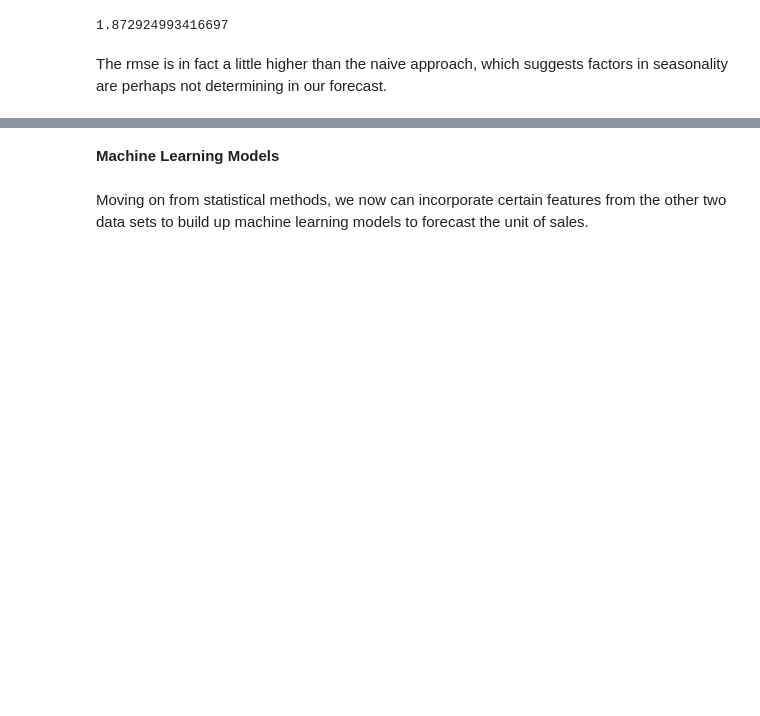
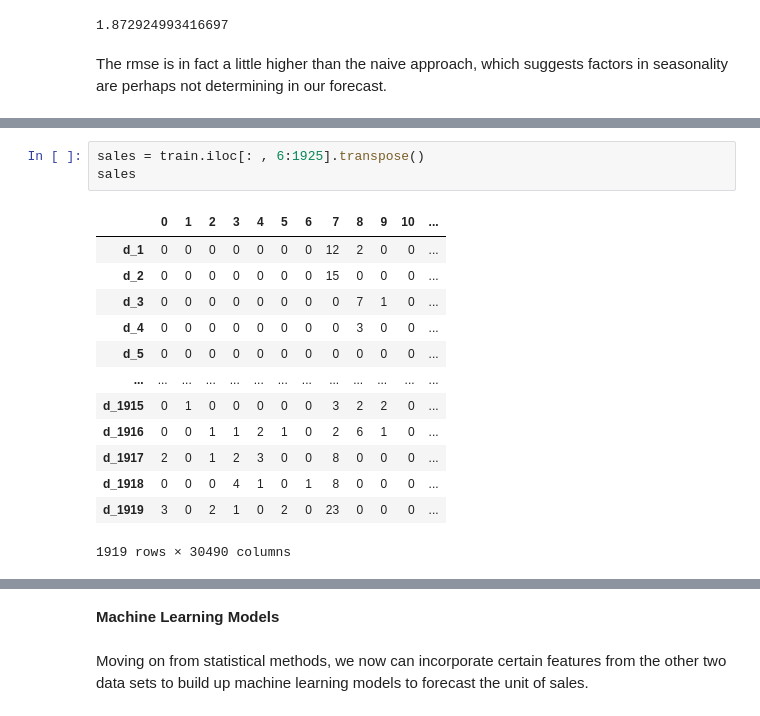
Before and after one commit to taoo0316/Applied-Data-Science, a Jupyter notebook: final project/YSC4224_Final_Project.ipynb, the cells around one changed output, grey strips where cells are left out. Cells and saved outputs as stored; diff of their text form; blank space fills up the shorter version.

```diff
--- a/final project/YSC4224_Final_Project.ipynb
+++ b/final project/YSC4224_Final_Project.ipynb
@@ -405,0 +418,17 @@ The rmse is in fact a little higher than the naive approach, which suggests fact
+# %%
+sales = train.iloc[: , 6:1925].transpose()
+sales
+# %% [output]
+|  | 0 | 1 | 2 | 3 | 4 | 5 | 6 | 7 | 8 | 9 | 10 | ... |
+| d_1 | 0 | 0 | 0 | 0 | 0 | 0 | 0 | 12 | 2 | 0 | 0 | ... |
+| d_2 | 0 | 0 | 0 | 0 | 0 | 0 | 0 | 15 | 0 | 0 | 0 | ... |
+| d_3 | 0 | 0 | 0 | 0 | 0 | 0 | 0 | 0 | 7 | 1 | 0 | ... |
+| d_4 | 0 | 0 | 0 | 0 | 0 | 0 | 0 | 0 | 3 | 0 | 0 | ... |
+| d_5 | 0 | 0 | 0 | 0 | 0 | 0 | 0 | 0 | 0 | 0 | 0 | ... |
+| ... | ... | ... | ... | ... | ... | ... | ... | ... | ... | ... | ... | ... |
+| d_1915 | 0 | 1 | 0 | 0 | 0 | 0 | 0 | 3 | 2 | 2 | 0 | ... |
+| d_1916 | 0 | 0 | 1 | 1 | 2 | 1 | 0 | 2 | 6 | 1 | 0 | ... |
+| d_1917 | 2 | 0 | 1 | 2 | 3 | 0 | 0 | 8 | 0 | 0 | 0 | ... |
+| d_1918 | 0 | 0 | 0 | 4 | 1 | 0 | 1 | 8 | 0 | 0 | 0 | ... |
+| d_1919 | 3 | 0 | 2 | 1 | 0 | 2 | 0 | 23 | 0 | 0 | 0 | ... |
+1919 rows × 30490 columns
```
Also changed, not shown: parts of 11 cells of this notebook.
